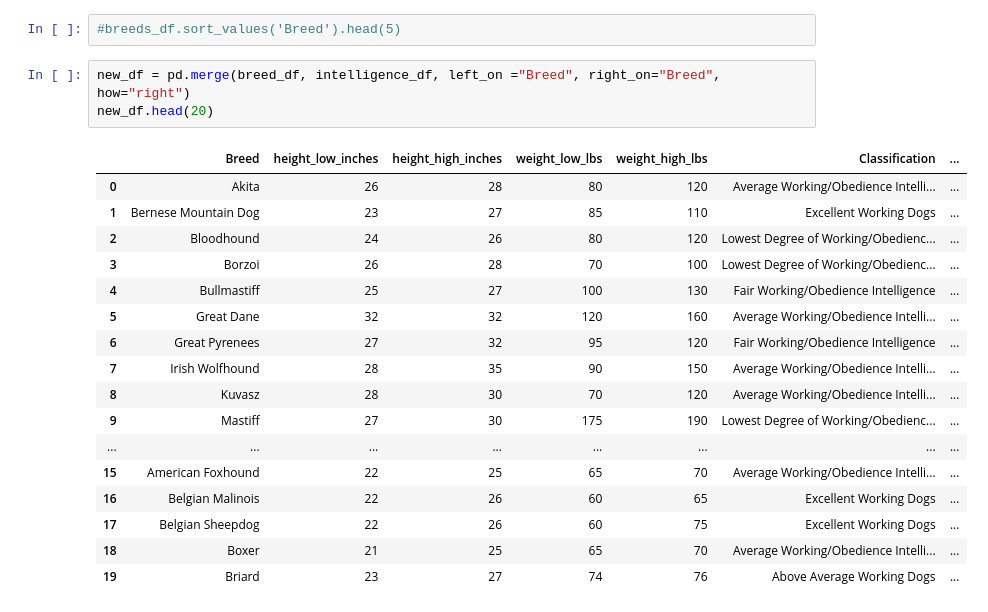
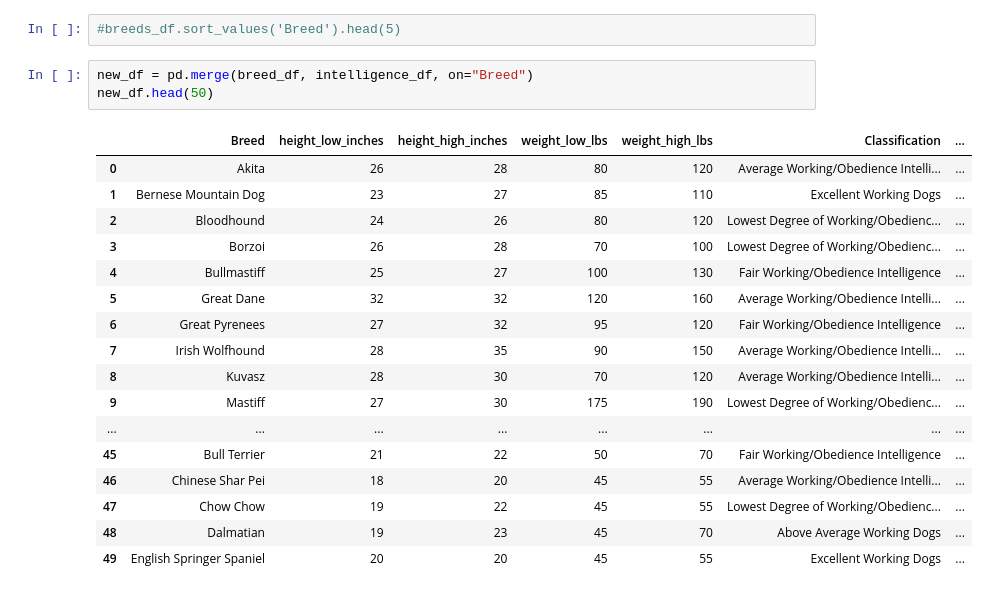
Before and after one commit to abigailmetzger/Yellow_LABS_ETL, a Jupyter notebook: Yellow_Labs.ipynb, the cells around one changed output. Cells and saved outputs as stored; diff of their text form.

Commit message:
merged table added

```diff
--- a/Yellow_Labs.ipynb
+++ b/Yellow_Labs.ipynb
@@ -72,23 +63,23 @@ breed_df.tail()
 # %%
 #breeds_df.sort_values('Breed').head(5)
 # %%
-new_df = pd.merge(breed_df, intelligence_df, left_on ="Breed", right_on="Breed", how="right")
-new_df.head(20)
+new_df = pd.merge(breed_df, intelligence_df, on="Breed")
+new_df.head(50)
 # %% [output]
 |  | Breed | height_low_inches | height_high_inches | weight_low_lbs | weight_high_lbs | Classification | ... |
 | 0 | Akita | 26 | 28 | 80 | 120 | Average Working/Obedience Intelli... | ... |
 | 1 | Bernese Mountain Dog | 23 | 27 | 85 | 110 | Excellent Working Dogs | ... |
 | 2 | Bloodhound | 24 | 26 | 80 | 120 | Lowest Degree of Working/Obedienc... | ... |
 | 3 | Borzoi | 26 | 28 | 70 | 100 | Lowest Degree of Working/Obedienc... | ... |
 | 4 | Bullmastiff | 25 | 27 | 100 | 130 | Fair Working/Obedience Intelligence | ... |
 | 5 | Great Dane | 32 | 32 | 120 | 160 | Average Working/Obedience Intelli... | ... |
 | 6 | Great Pyrenees | 27 | 32 | 95 | 120 | Fair Working/Obedience Intelligence | ... |
 | 7 | Irish Wolfhound | 28 | 35 | 90 | 150 | Average Working/Obedience Intelli... | ... |
 | 8 | Kuvasz | 28 | 30 | 70 | 120 | Average Working/Obedience Intelli... | ... |
 | 9 | Mastiff | 27 | 30 | 175 | 190 | Lowest Degree of Working/Obedienc... | ... |
 | ... | ... | ... | ... | ... | ... | ... | ... |
-| 15 | American Foxhound | 22 | 25 | 65 | 70 | Average Working/Obedience Intelli... | ... |
-| 16 | Belgian Malinois | 22 | 26 | 60 | 65 | Excellent Working Dogs | ... |
-| 17 | Belgian Sheepdog | 22 | 26 | 60 | 75 | Excellent Working Dogs | ... |
-| 18 | Boxer | 21 | 25 | 65 | 70 | Average Working/Obedience Intelli... | ... |
-| 19 | Briard | 23 | 27 | 74 | 76 | Above Average Working Dogs | ... |
+| 45 | Bull Terrier | 21 | 22 | 50 | 70 | Fair Working/Obedience Intelligence | ... |
+| 46 | Chinese Shar Pei | 18 | 20 | 45 | 55 | Average Working/Obedience Intelli... | ... |
+| 47 | Chow Chow | 19 | 22 | 45 | 55 | Lowest Degree of Working/Obedienc... | ... |
+| 48 | Dalmatian | 19 | 23 | 45 | 70 | Above Average Working Dogs | ... |
+| 49 | English Springer Spaniel | 20 | 20 | 45 | 55 | Excellent Working Dogs | ... |
```
Also changed, not shown: parts of 3 cells of this notebook.
